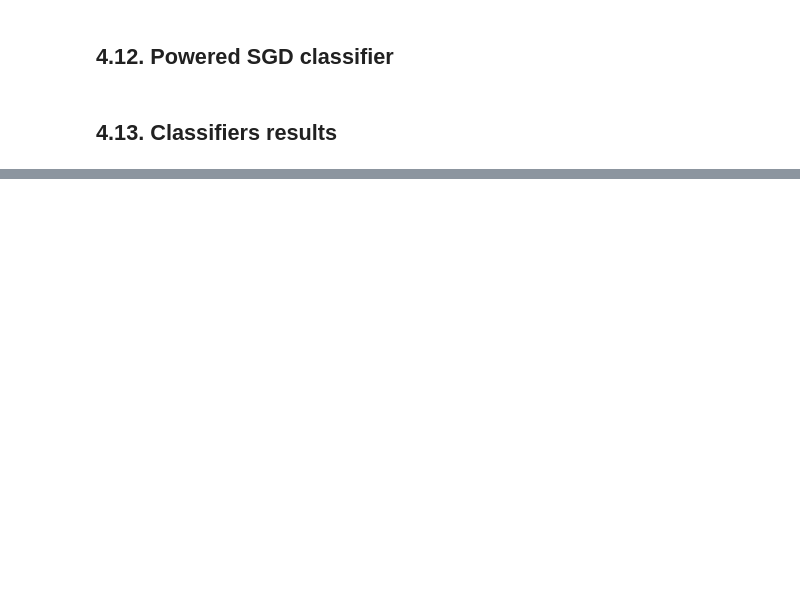
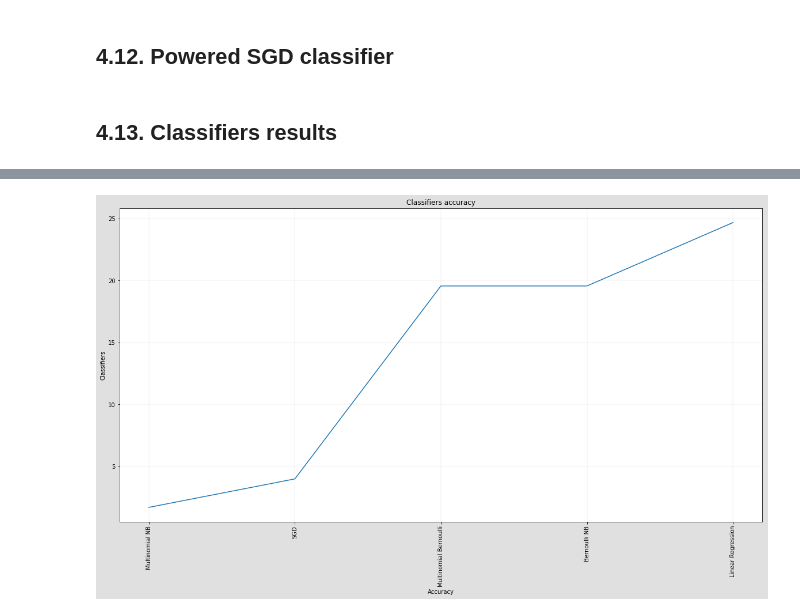
Before and after one commit to dataforcast/OC_Datascientist, a Jupyter notebook: P6/P6_SupervizedMethods.ipynb, the cells around one changed output, grey strips where cells are left out. Cells and saved outputs as stored; diff of their text form; code cells hidden in the pictures; blank space fills up the shorter version.

```diff
--- a/P6/P6_SupervizedMethods.ipynb
+++ b/P6/P6_SupervizedMethods.ipynb
@@ -516,7 +514,7 @@ from sklearn.metrics import accuracy_score
 from sklearn.metrics import make_scorer
 
 dict_param_grid = {
-    'estimator__C': [1e-7, 1e-6, 1e-5, 1e-4, 1e-3, 1e-2, 1e-1, 1e0],
+    'estimator__C': [ 1e-3, 1e-2, 1e-1, 1e0, 5, 10],
     'estimator__penalty': ['l2'],
     'n_jobs': [-1]
 }
@@ -539,0 +543,4 @@ dict_cls_score
+# %%
+lr_classifier = OneVsRestClassifier(LogisticRegression(penalty='l2', C=10, n_jobs=-1))
+# %%
+lr_classifier.fit(X_train, y_train)
@@ -544,7 +580,7 @@ from sklearn.model_selection import GridSearchCV
 from sklearn.linear_model import SGDClassifier
 from sklearn.multiclass import OneVsRestClassifier
 dict_param_grid = {
-    'estimator__alpha': [1e-7, 1e-6, 1e-5, 1e-4, 1e-3, 1e-2, 1e-1, 1e0],
+    'estimator__alpha': [1e-3, 5*1e-3, 1e-2],
     'estimator__penalty': ['l2'],
     'n_jobs': [-1]
 }
@@ -599,4 +671,7 @@ df_result
 # %%
 import p6_util_plot
 title = "Classifiers accuracy"
-p6_util_plot.ser_item_occurency_plot(df_result.Classifier, df_result.Score*100, item_count=None, title=title)
+p6_util_plot.ser_item_occurency_plot(df_result.Classifier, df_result.Score*100, item_count=None, title=title,\
+                                    p_reverse=False)
+# %% [output]
+[figure, added]
```
Also changed, not shown: parts of 39 cells of this notebook, 2 other files.
